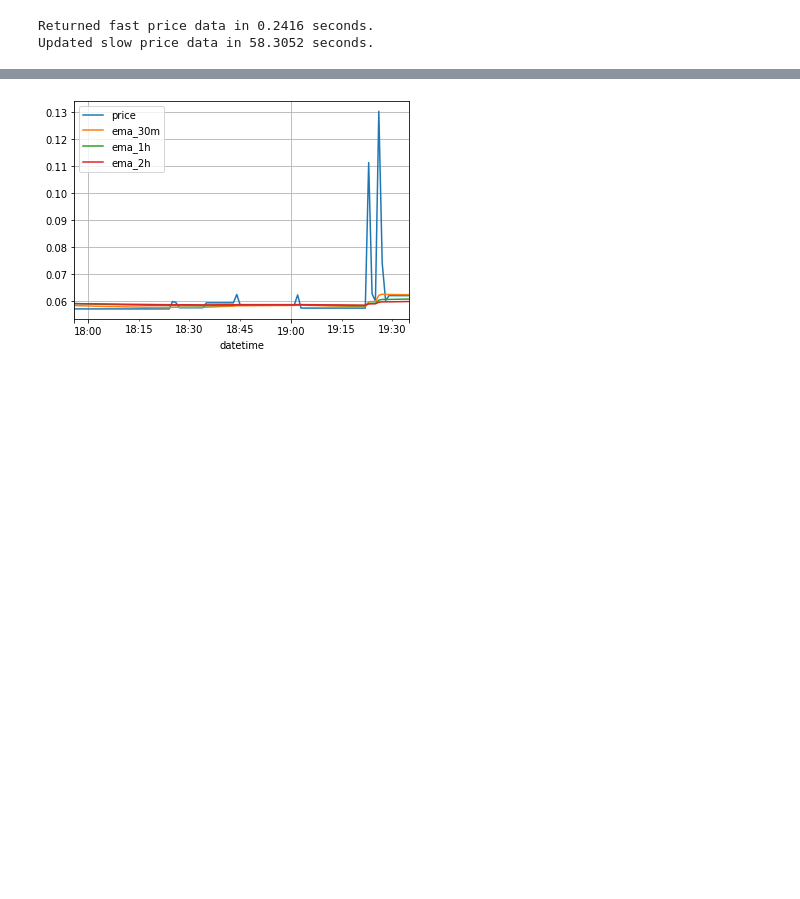
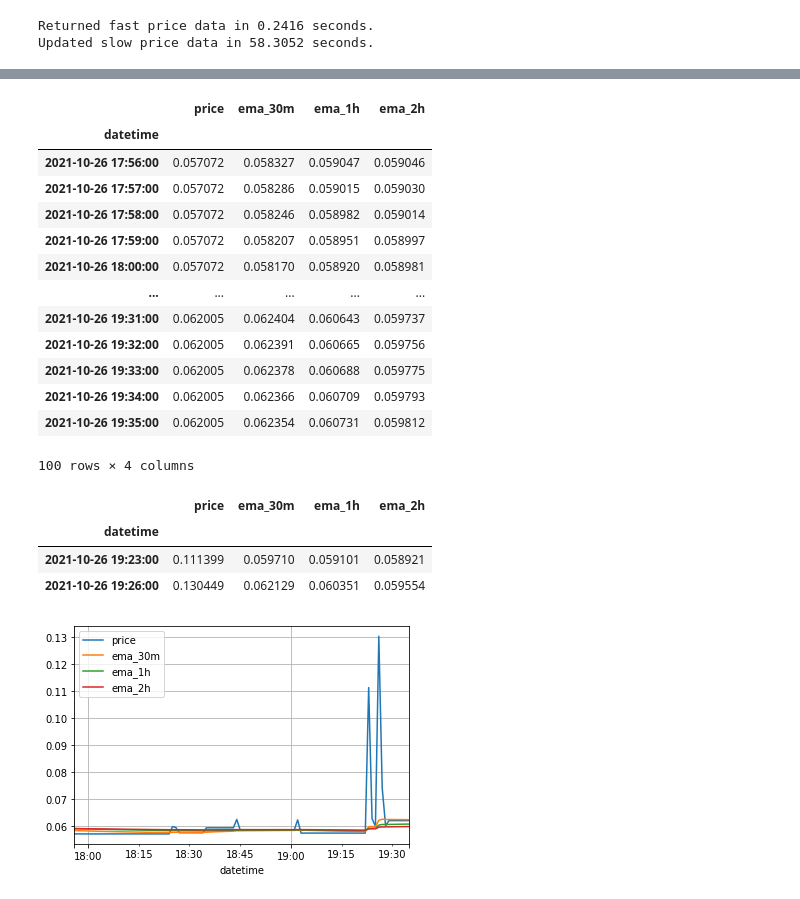
Before and after one commit to lrnz-vtl/Algotrading, a Jupyter notebook: test_lorenzo.ipynb, the cells around one changed output, grey strips where cells are left out. Saved outputs shown, nothing was run; the diff lists cells and outputs as text; code cells hidden in the pictures; blank space fills up the shorter version.

```diff
--- a/test_lorenzo.ipynb
+++ b/test_lorenzo.ipynb
@@ -22,3 +42,28 @@ df = df.groupby('asset_id').apply(make_asset_features)
+# %%
+testdf = df[df['asset_id']==163650][['price','ema_30m','ema_1h','ema_2h']][300:400]
+testdf
+# %% [output]
+|  | price | ema_30m | ema_1h | ema_2h |
+| datetime |  |  |  |  |
+| 2021-10-26 17:56:00 | 0.057072 | 0.058327 | 0.059047 | 0.059046 |
+| 2021-10-26 17:57:00 | 0.057072 | 0.058286 | 0.059015 | 0.059030 |
+| 2021-10-26 17:58:00 | 0.057072 | 0.058246 | 0.058982 | 0.059014 |
+| 2021-10-26 17:59:00 | 0.057072 | 0.058207 | 0.058951 | 0.058997 |
+| 2021-10-26 18:00:00 | 0.057072 | 0.058170 | 0.058920 | 0.058981 |
+| ... | ... | ... | ... | ... |
+| 2021-10-26 19:31:00 | 0.062005 | 0.062404 | 0.060643 | 0.059737 |
+| 2021-10-26 19:32:00 | 0.062005 | 0.062391 | 0.060665 | 0.059756 |
+| 2021-10-26 19:33:00 | 0.062005 | 0.062378 | 0.060688 | 0.059775 |
+| 2021-10-26 19:34:00 | 0.062005 | 0.062366 | 0.060709 | 0.059793 |
+| 2021-10-26 19:35:00 | 0.062005 | 0.062354 | 0.060731 | 0.059812 |
+100 rows × 4 columns
+# %%
+testdf[testdf['price'] > 0.08]
+# %% [output]
+|  | price | ema_30m | ema_1h | ema_2h |
+| datetime |  |  |  |  |
+| 2021-10-26 19:23:00 | 0.111399 | 0.059710 | 0.059101 | 0.058921 |
+| 2021-10-26 19:26:00 | 0.130449 | 0.062129 | 0.060351 | 0.059554 |
 # %%
 df[df['asset_id']==163650][['price','ema_30m','ema_1h','ema_2h']][300:400].plot()
 plt.grid(b=1)
```
Also changed, not shown: parts of 1 cell of this notebook, 4 other files.
